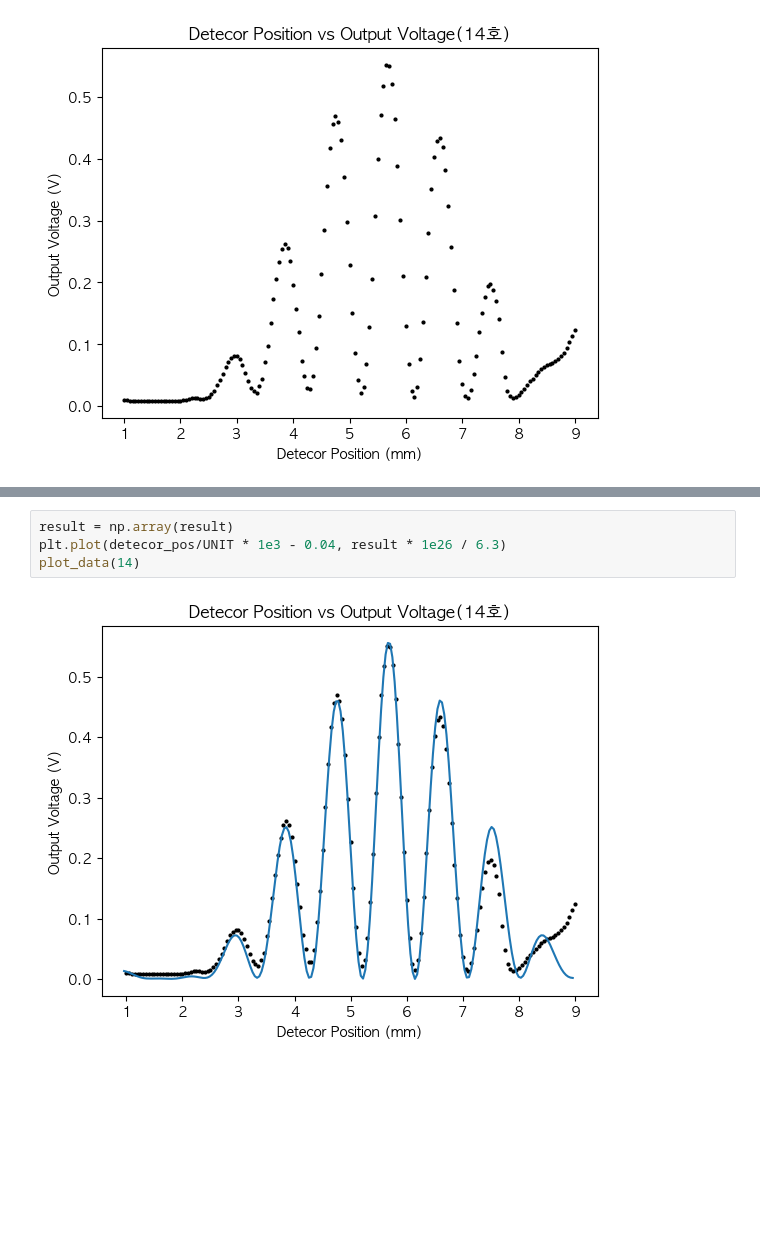
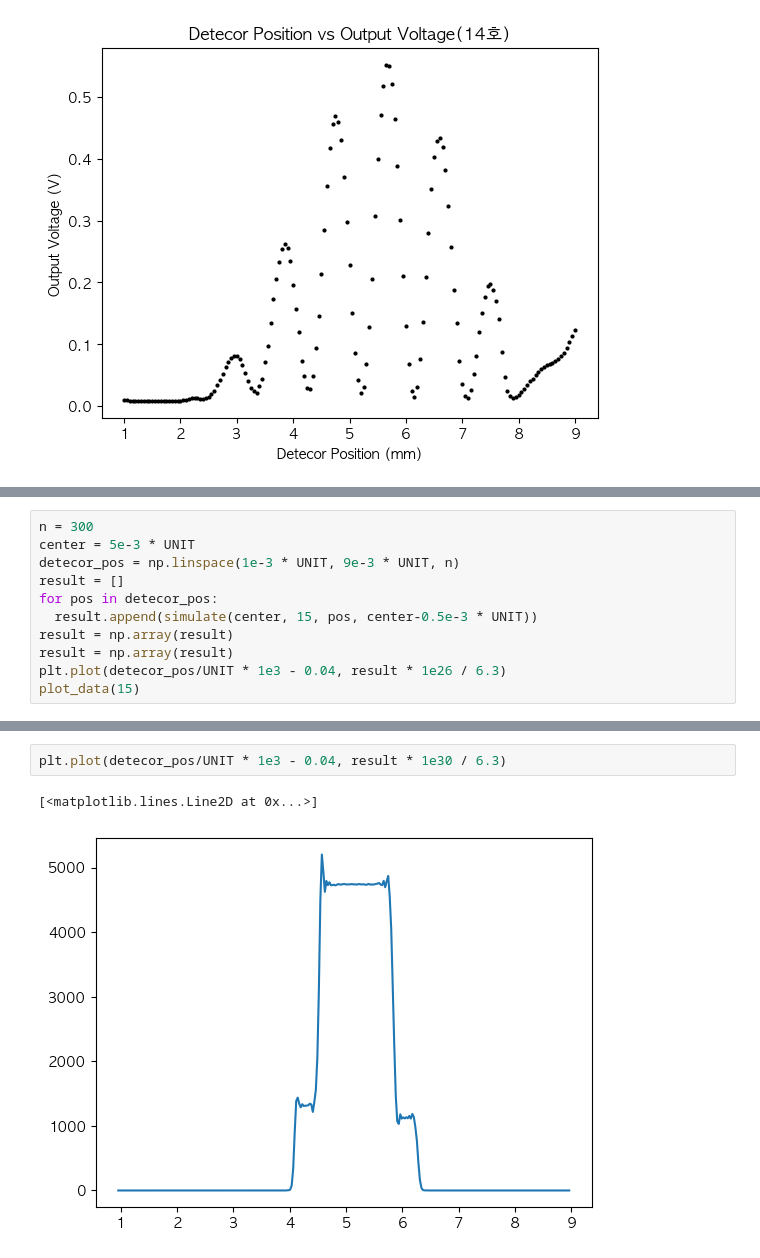
Before and after one commit to IntermidiatePhysicsExperiment/Single-Photon-Interference, a Jupyter notebook: EDA/B-1.ipynb, the cells around one changed output, grey strips where cells are left out. Drawn from its saved outputs; the diff is of its cells as text; blank space fills up the shorter version.

```diff
--- a/EDA/B-1.ipynb
+++ b/EDA/B-1.ipynb
@@ -39,0 +50,11 @@ result = np.array(result)
+# %%
+n = 300
+center = 5e-3 * UNIT
+detecor_pos = np.linspace(1e-3 * UNIT, 9e-3 * UNIT, n)
+result = []
+for pos in detecor_pos:
+  result.append(simulate(center, 15, pos, center-0.5e-3 * UNIT))
+result = np.array(result)
+result = np.array(result)
+plt.plot(detecor_pos/UNIT * 1e3 - 0.04, result * 1e26 / 6.3)
+plot_data(15)
@@ -40,6 +63,5 @@ result = np.array(result)
 # %%
-result = np.array(result)
-plt.plot(detecor_pos/UNIT * 1e3 - 0.04, result * 1e26 / 6.3)
-plot_data(14)
+plt.plot(detecor_pos/UNIT * 1e3 - 0.04, result * 1e30 / 6.3)
 # %% [output]
+[<matplotlib.lines.Line2D at 0x...>]
-[figure, old version]
+[figure, new version]
```
Also changed, not shown: parts of 12 cells of this notebook, 2 other files.
